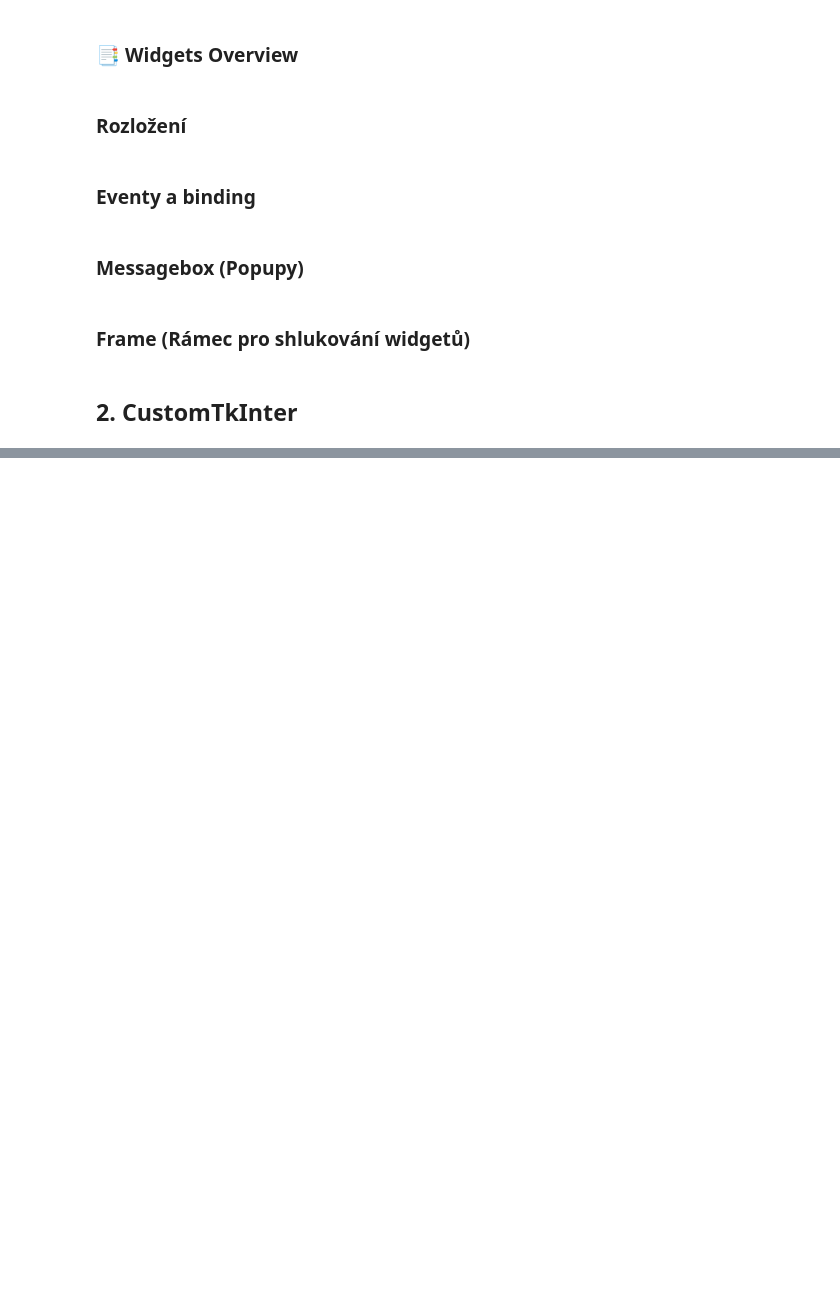
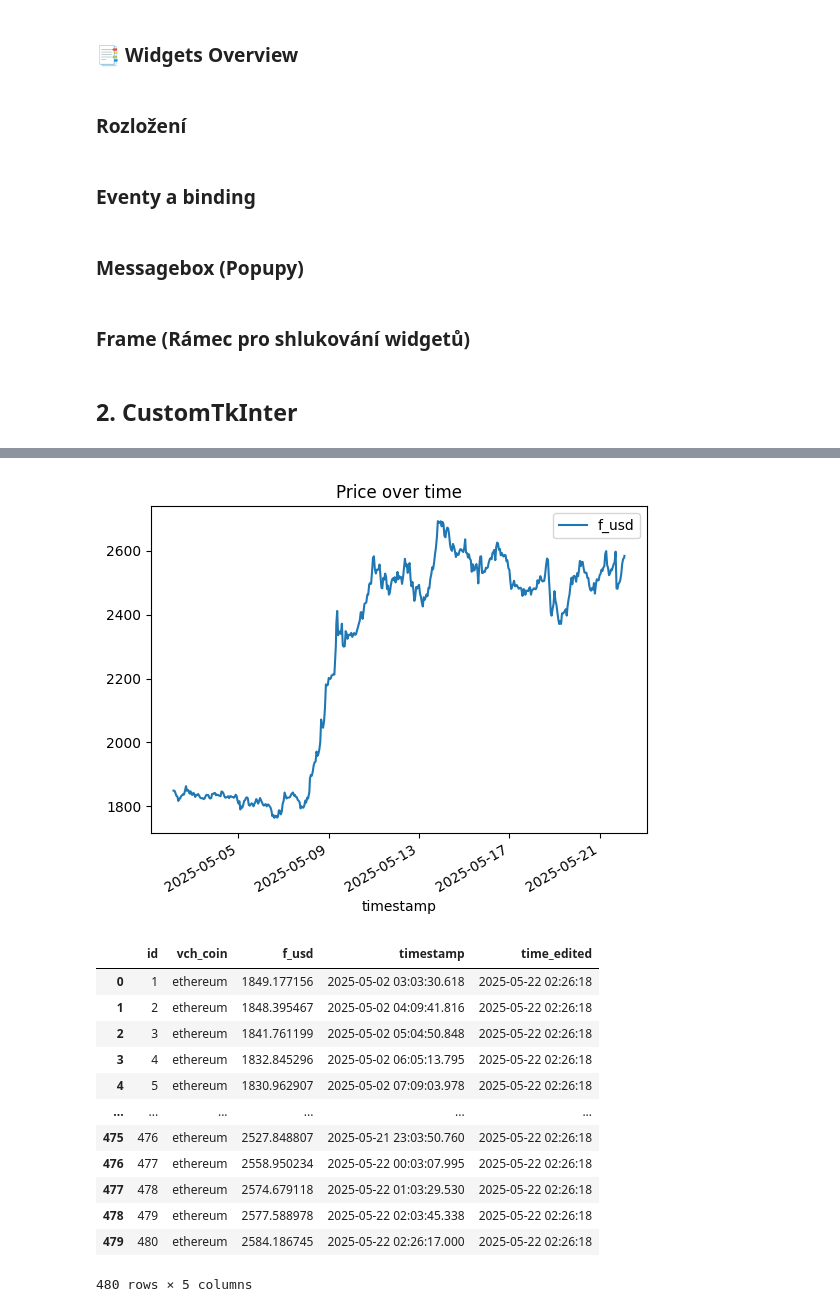
Before and after one commit to Wllader/ULTRA_python, a Jupyter notebook: ULTRA_W4_Skripta.ipynb, the cells around one changed output, grey strips where cells are left out. Drawn from its saved outputs; the diff is of its cells as text; code cells hidden in the pictures; blank space fills up the shorter version.

```diff
--- a/ULTRA_W4_Skripta.ipynb
+++ b/ULTRA_W4_Skripta.ipynb
@@ -155,0 +257,26 @@ ctk.CTkLabel(frame, text="Inside Frame").pack()
+# %%
+import sqlite3
+
+with sqlite3.connect("files/crypto_cache.db") as connection:
+    cursor = connection.cursor()
+
+    # Create table
+    cursor.execute("""
+        CREATE TABLE IF NOT EXISTS t_price (
+            id INTEGER PRIMARY KEY AUTOINCREMENT,
+            vch_coin TEXT NOT NULL,
+            f_usd REAL NOT NULL,
+            timestamp DATETIME NOT NULL,
+            time_edited DATETIME DEFAULT CURRENT_TIMESTAMP
+        )
+    """)
+
+    # Insert into table
+    for row in df.itertuples():
+        cursor.execute("INSERT INTO t_price (vch_coin, f_usd, timestamp) VALUES (?, ?, ?)", (coin_id, row.Price, row.Timestamp))
+
+    connection.commit()
+
+    # Querry into a table
+    for row in cursor.execute("SELECT * FROM t_price LIMIT 5"):
+        print(row)
@@ -155,0 +289,26 @@ ctk.CTkLabel(frame, text="Inside Frame").pack()
+# %%
+
+with sqlite3.connect("files/crypto_cache.db") as connection:
+    df = pd.read_sql("SELECT * FROM t_price WHERE vch_coin = 'ethereum'", connection)
+
+
+df.timestamp = pd.to_datetime(df.timestamp, unit="ms")
+df.plot(x="timestamp", y="f_usd", kind="line", title="Price over time")
+plt.show()
+
+df
+# %% [output]
+[figure, added]
+|  | id | vch_coin | f_usd | timestamp | time_edited |
+| 0 | 1 | ethereum | 1849.177156 | 2025-05-02 03:03:30.618 | 2025-05-22 02:26:18 |
+| 1 | 2 | ethereum | 1848.395467 | 2025-05-02 04:09:41.816 | 2025-05-22 02:26:18 |
+| 2 | 3 | ethereum | 1841.761199 | 2025-05-02 05:04:50.848 | 2025-05-22 02:26:18 |
+| 3 | 4 | ethereum | 1832.845296 | 2025-05-02 06:05:13.795 | 2025-05-22 02:26:18 |
+| 4 | 5 | ethereum | 1830.962907 | 2025-05-02 07:09:03.978 | 2025-05-22 02:26:18 |
+| ... | ... | ... | ... | ... | ... |
+| 475 | 476 | ethereum | 2527.848807 | 2025-05-21 23:03:50.760 | 2025-05-22 02:26:18 |
+| 476 | 477 | ethereum | 2558.950234 | 2025-05-22 00:03:07.995 | 2025-05-22 02:26:18 |
+| 477 | 478 | ethereum | 2574.679118 | 2025-05-22 01:03:29.530 | 2025-05-22 02:26:18 |
+| 478 | 479 | ethereum | 2577.588978 | 2025-05-22 02:03:45.338 | 2025-05-22 02:26:18 |
+| 479 | 480 | ethereum | 2584.186745 | 2025-05-22 02:26:17.000 | 2025-05-22 02:26:18 |
+480 rows × 5 columns
```
Also changed, not shown: parts of 11 cells of this notebook, 2 other files.
